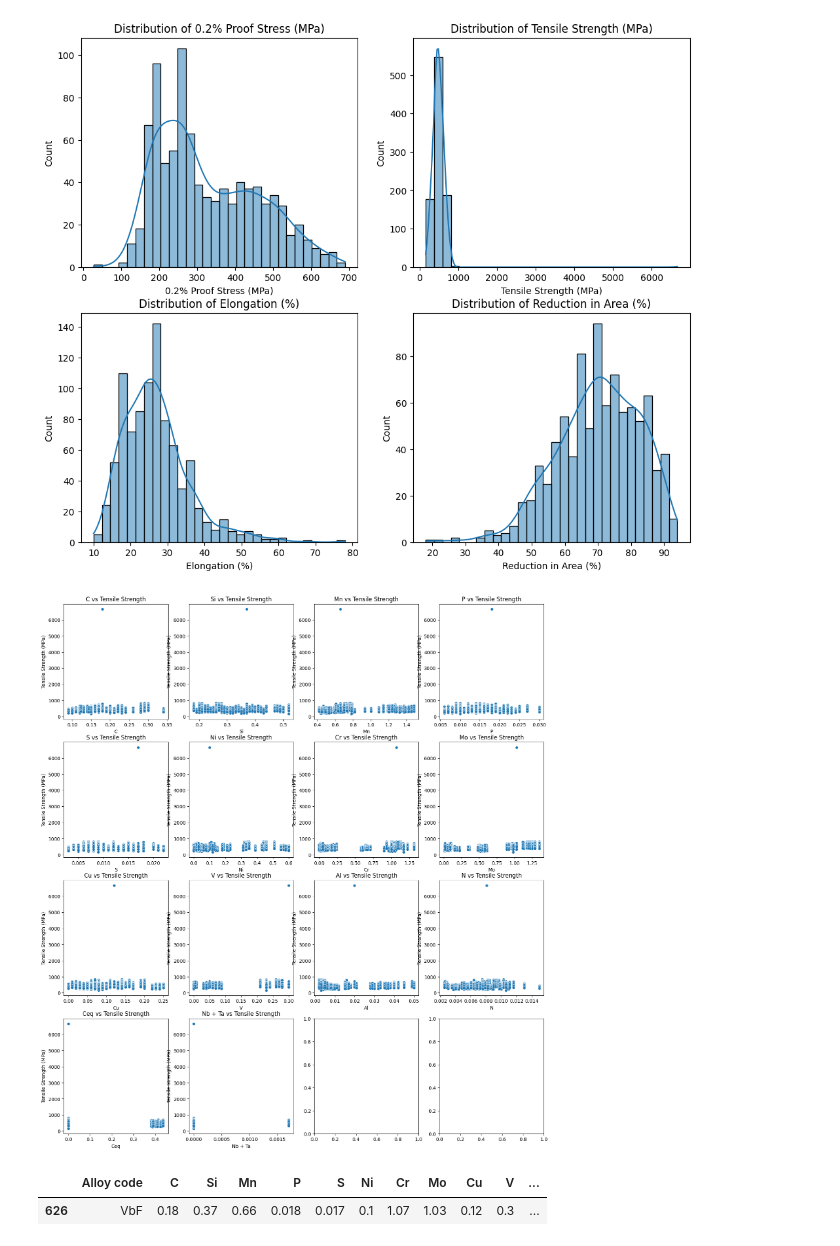
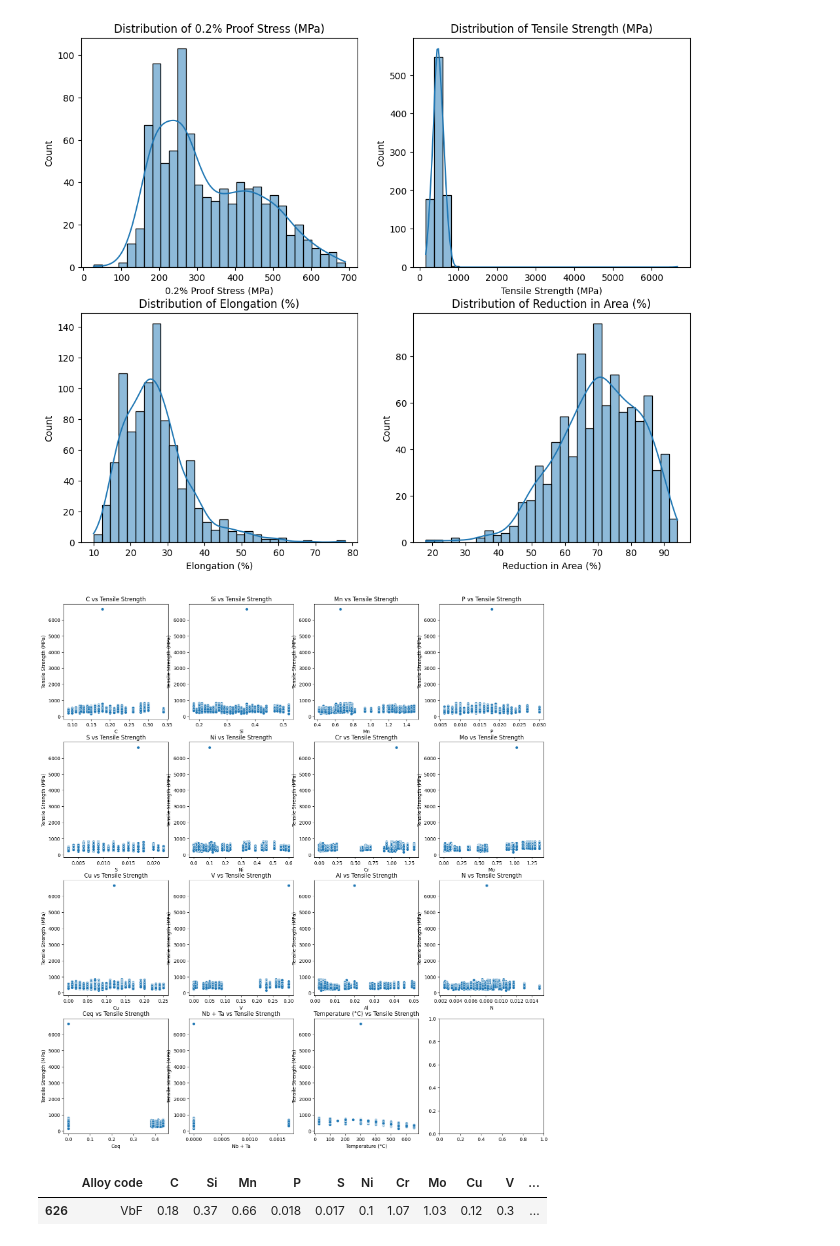
Before and after one commit to siddd776/Property_prediction_of_material, a Jupyter notebook: Property_prediction.ipynb, the cells around one changed output. Saved outputs shown, nothing was run; the diff lists cells and outputs as text; code cells hidden in the pictures.

```diff
--- a/Property_prediction.ipynb
+++ b/Property_prediction.ipynb
@@ -149,18 +149,18 @@ plt.show()
 # %%
 #scatter plot of composition of elemets with tensile strength
 
 composition_cols = ['C', 'Si', 'Mn', 'P', 'S', 'Ni', 'Cr', 'Mo', 'Cu', 'V',
-       'Al', 'N', 'Ceq', 'Nb + Ta']
+       'Al', 'N', 'Ceq', 'Nb + Ta','Temperature (°C)']
 fig,axes = plt.subplots(4,4, figsize=(18,20))
 axes = axes.flatten()
 
 for i,col in enumerate(composition_cols):
     sns.scatterplot(x=Data[col], y=Data['Tensile Strength (MPa)'], ax=axes[i])
     axes[i].set_title(f'{col} vs Tensile Strength')
 
 plt.show()
 # %% [output]
-[figure, old version]
+[figure, new version]
 # %%
 Data[Data['Tensile Strength (MPa)'] == Data['Tensile Strength (MPa)'].max()]
 # %% [output]
```
Also changed, not shown: parts of 19 cells of this notebook, 4 other files.
